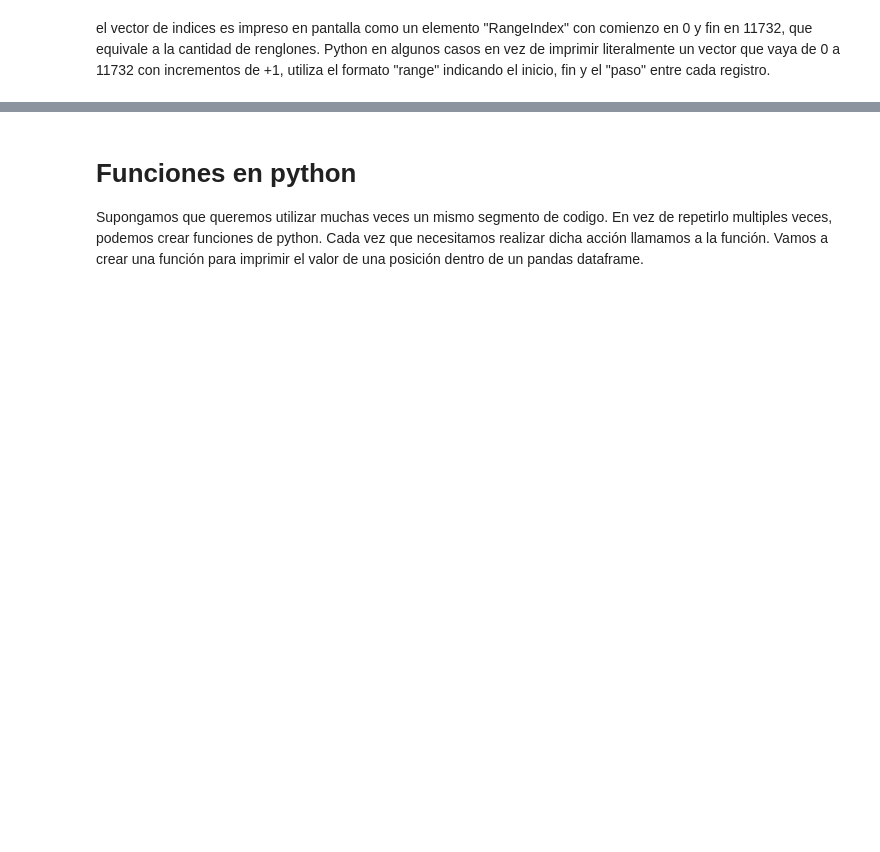
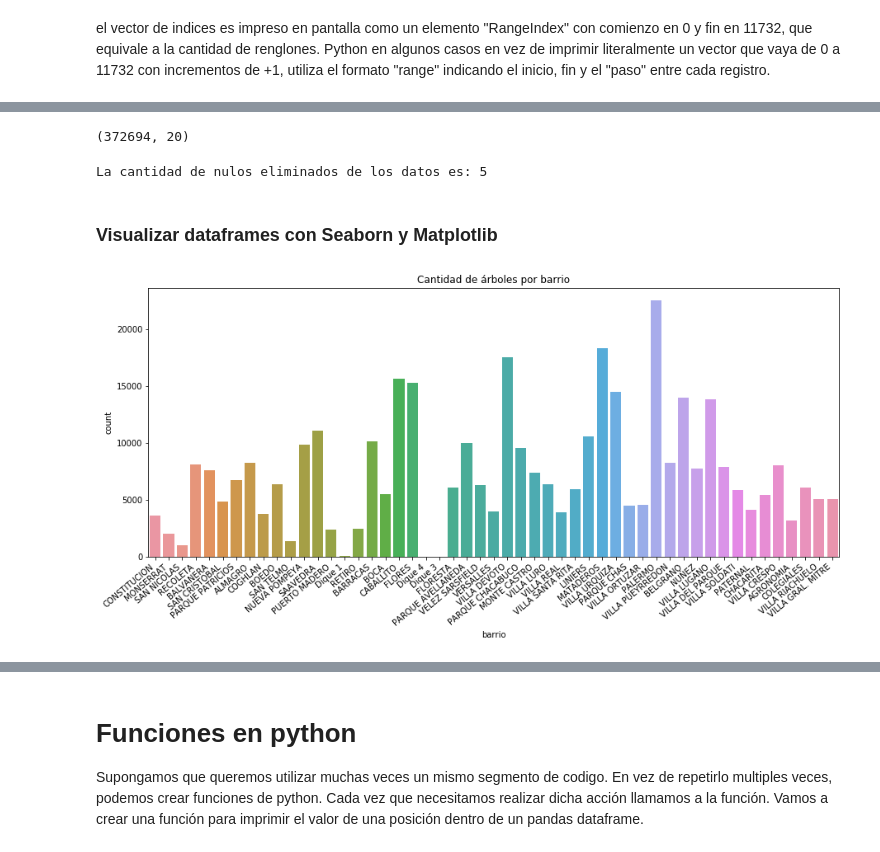
Before and after one commit to martinepalazzo/primeros_pasos_python, a Jupyter notebook: python_primeros_pasos.ipynb, the cells around one changed output, grey strips where cells are left out. Saved outputs shown, nothing was run; the diff lists cells and outputs as text; code cells hidden in the pictures; blank space fills up the shorter version.

```diff
--- a/python_primeros_pasos.ipynb
+++ b/python_primeros_pasos.ipynb
@@ -367,0 +385,23 @@ plt.show()
+# %%
+# Con el comando .dropna() eliminamos todas las filas que tengan algún valor nulo
+arboles = arbolado.dropna()
+# %%
+# con .shape podemos ver el tamaño del dataframe por filas y columnas
+arboles.shape
+# %% [output]
+(372694, 20)
+# %%
+# imprimimos la cantidad de filas eliminadas
+print("La cantidad de nulos eliminados de los datos es: "+ str(arbolado.isnull().sum().max()))
+# %% [output]
+La cantidad de nulos eliminados de los datos es: 5
+# %% [markdown]
+### Visualizar dataframes con Seaborn y Matplotlib
+# %%
+plt.figure (figsize=(15,6))
+ax = sns.countplot(x="barrio", data=arboles)
+ax.set_xticklabels(ax.get_xticklabels(), rotation=40, ha="right")
+plt.title("Cantidad de árboles por barrio")
+plt.show()
+# %% [output]
+[figure, added]
```
Also changed, not shown: parts of 60 cells of this notebook, 2 other files.
